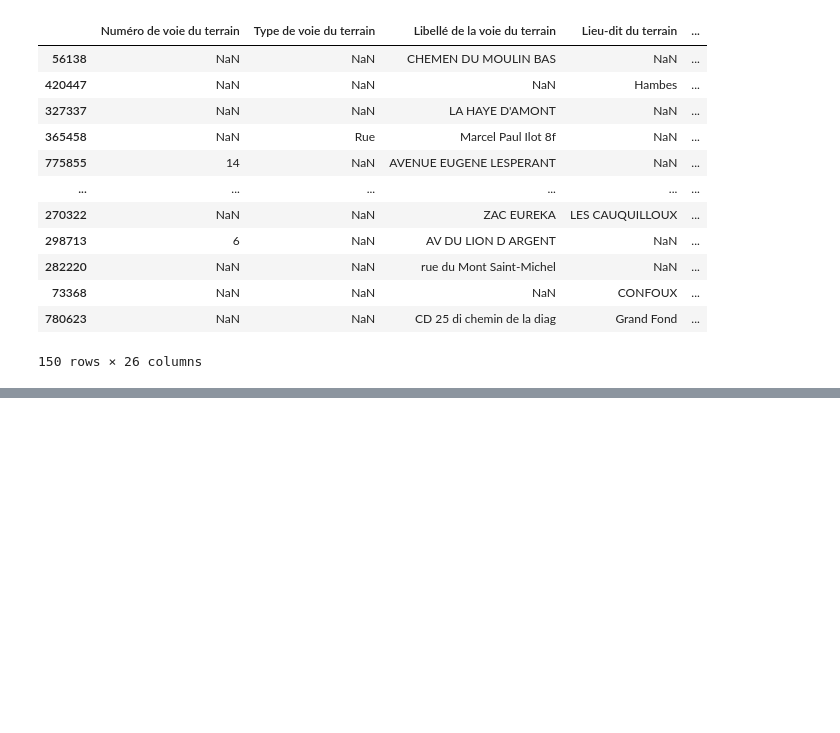
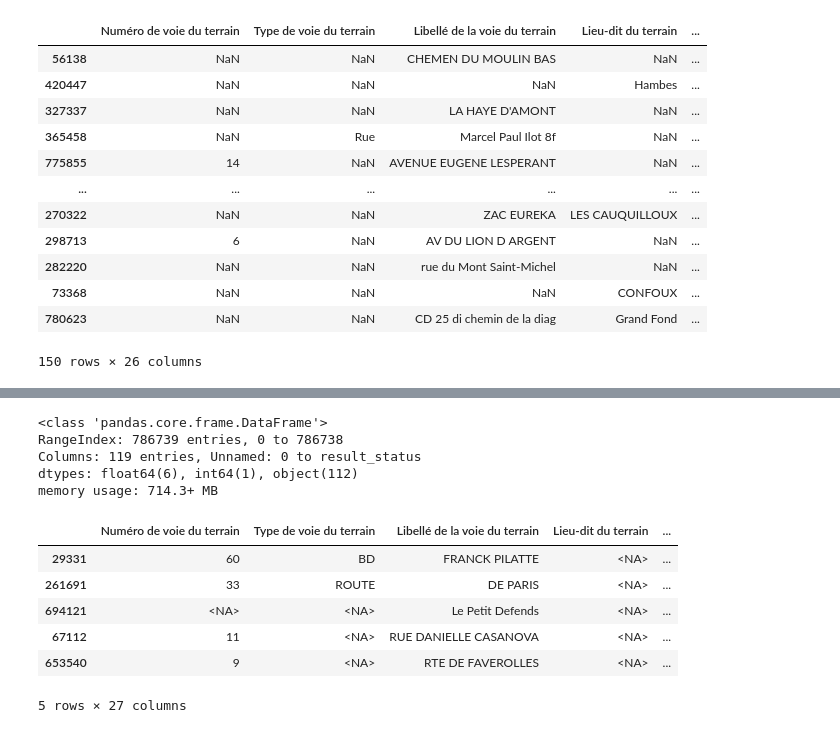
Before and after one commit to m-ligeret/price-signals-construction-activity, a Jupyter notebook: processing_constr_nonresid.ipynb, the cells around one changed output, grey strips where cells are left out. Drawn from its saved outputs; the diff is of its cells as text; code cells hidden in the pictures; blank space fills up the shorter version.

```diff
--- a/processing_constr_nonresid.ipynb
+++ b/processing_constr_nonresid.ipynb
@@ -16,3 +27,17 @@ df.head()
+# %%
+def variable_types(ligne):
+    if "Alphanumérique" in ligne["Format"]:
+        return "string"
+    if "Numérique" in ligne["Format"]:
+        return "Int64"
+    if "Date" in ligne["Format"]:
+        return "string"
+
+dico_variables["Format_python"] = dico_variables.apply(variable_types, axis=1)
+# %%
+dtype_map = dict(zip(dico_variables["Description de la variable"], dico_variables["Format_python"]))
+dtype_map = {col : python_type for col, python_type in dtype_map.items() if col in df.columns}
+df = df.astype(dtype_map, errors="ignore")
 # %%
 for c in df.columns:
     print(c)
@@ -112,0 +161,18 @@ TypeError: '>' not supported between instances of 'str' and 'float'
+# %%
+df.info()
+# %% [output]
+<class 'pandas.core.frame.DataFrame'>
+RangeIndex: 786739 entries, 0 to 786738
+Columns: 119 entries, Unnamed: 0 to result_status
+dtypes: float64(6), int64(1), object(112)
+memory usage: 714.3+ MB
+# %%
+df_usage.head()
+# %% [output]
+|  | Numéro de voie du terrain | Type de voie du terrain | Libellé de la voie du terrain | Lieu-dit du terrain | ... |
+| 29331 | 60 | BD | FRANCK PILATTE | <NA> | ... |
+| 261691 | 33 | ROUTE | DE PARIS | <NA> | ... |
+| 694121 | <NA> | <NA> | Le Petit Defends | <NA> | ... |
+| 67112 | 11 | <NA> | RUE DANIELLE CASANOVA | <NA> | ... |
+| 653540 | 9 | <NA> | RTE DE FAVEROLLES | <NA> | ... |
+5 rows × 27 columns
```
Also changed, not shown: parts of 8 cells of this notebook.
